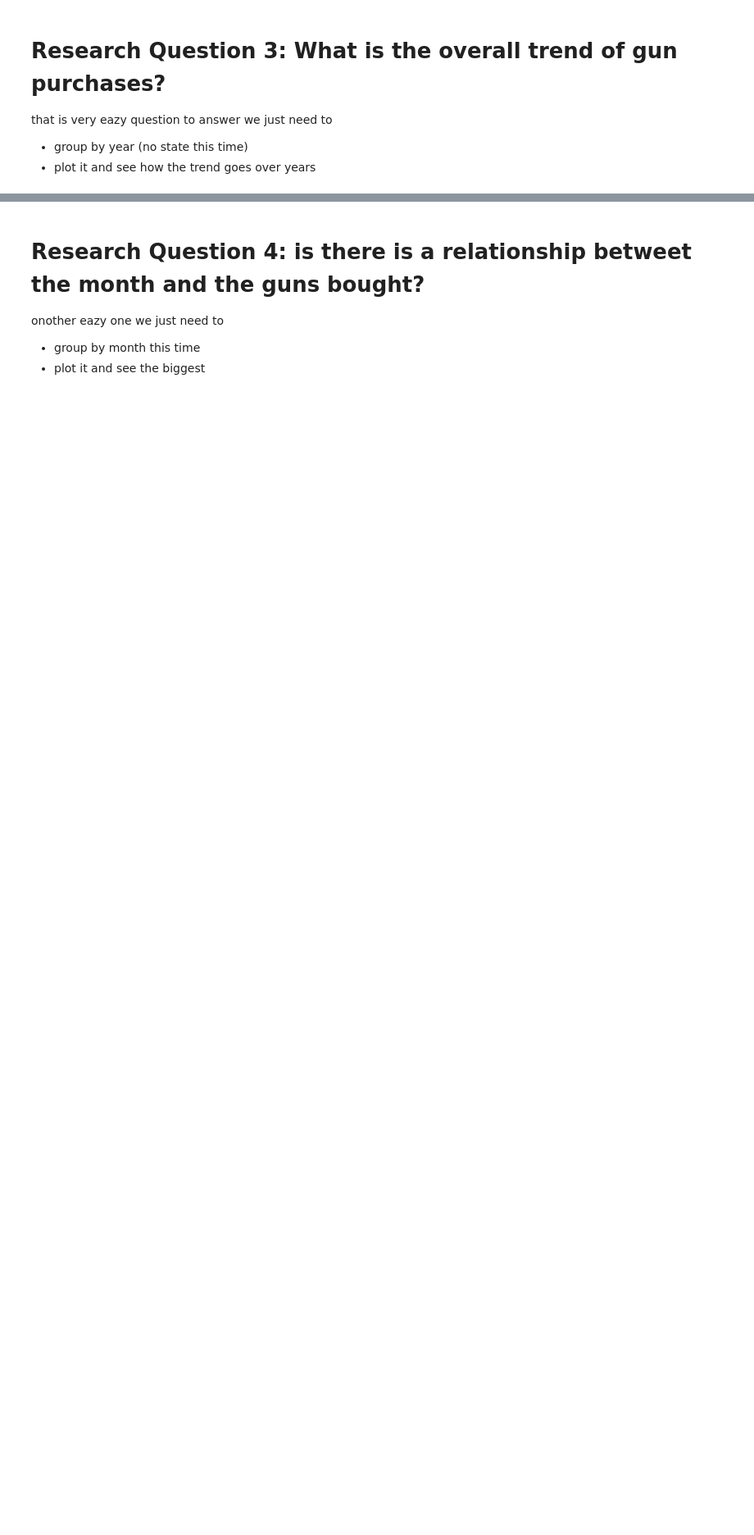
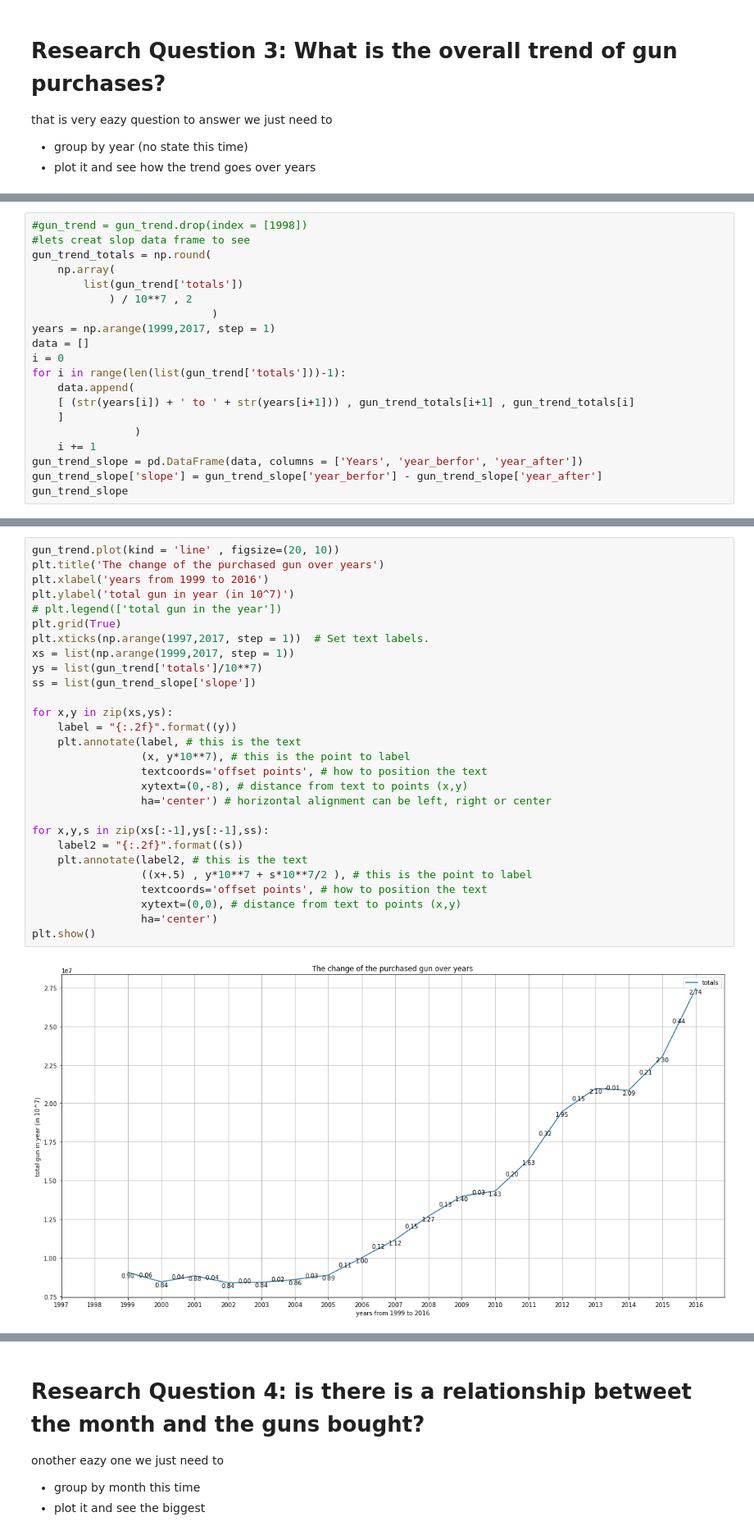
Before and after one commit to Ibn-mohey/Udacity-Advanced-Data-Analysis-Nanodegree-Program, a Jupyter notebook: investigate-a-dataset- (FBI open up!).ipynb, the cells around one changed output, grey strips where cells are left out. Shown at 82% size. Drawn from its saved outputs; the diff is of its cells as text; blank space fills up the shorter version.

```diff
--- a/investigate-a-dataset-template.ipynb
+++ b/investigate-a-dataset- (FBI open up!).ipynb
@@ -823,0 +840,20 @@ plt.show()
+# %%
+#gun_trend = gun_trend.drop(index = [1998])
+#lets creat slop data frame to see
+gun_trend_totals = np.round(
+    np.array(
+        list(gun_trend['totals'])
+            ) / 10**7 , 2
+                            )
+years = np.arange(1999,2017, step = 1)
+data = []
+i = 0
+for i in range(len(list(gun_trend['totals']))-1):
+    data.append(
+    [ (str(years[i]) + ' to ' + str(years[i+1])) , gun_trend_totals[i+1] , gun_trend_totals[i]
+    ]
+                )
+    i += 1
+gun_trend_slope = pd.DataFrame(data, columns = ['Years', 'year_berfor', 'year_after'])
+gun_trend_slope['slope'] = gun_trend_slope['year_berfor'] - gun_trend_slope['year_after']
+gun_trend_slope
@@ -823,0 +879,30 @@ plt.show()
+# %%
+gun_trend.plot(kind = 'line' , figsize=(20, 10))
+plt.title('The change of the purchased gun over years')
+plt.xlabel('years from 1999 to 2016')
+plt.ylabel('total gun in year (in 10^7)')
+# plt.legend(['total gun in the year'])
+plt.grid(True)
+plt.xticks(np.arange(1997,2017, step = 1))  # Set text labels.
+xs = list(np.arange(1999,2017, step = 1))
+ys = list(gun_trend['totals']/10**7)
+ss = list(gun_trend_slope['slope'])
+
+for x,y in zip(xs,ys):
+    label = "{:.2f}".format((y))
+    plt.annotate(label, # this is the text
+                 (x, y*10**7), # this is the point to label
+                 textcoords='offset points', # how to position the text
+                 xytext=(0,-8), # distance from text to points (x,y)
+                 ha='center') # horizontal alignment can be left, right or center
+
+for x,y,s in zip(xs[:-1],ys[:-1],ss):
+    label2 = "{:.2f}".format((s))
+    plt.annotate(label2, # this is the text
+                 ((x+.5) , y*10**7 + s*10**7/2 ), # this is the point to label
+                 textcoords='offset points', # how to position the text
+                 xytext=(0,0), # distance from text to points (x,y)
+                 ha='center')
+plt.show()
+# %% [output]
+[figure, added]
```
Also changed, not shown: parts of 9 cells of this notebook.
